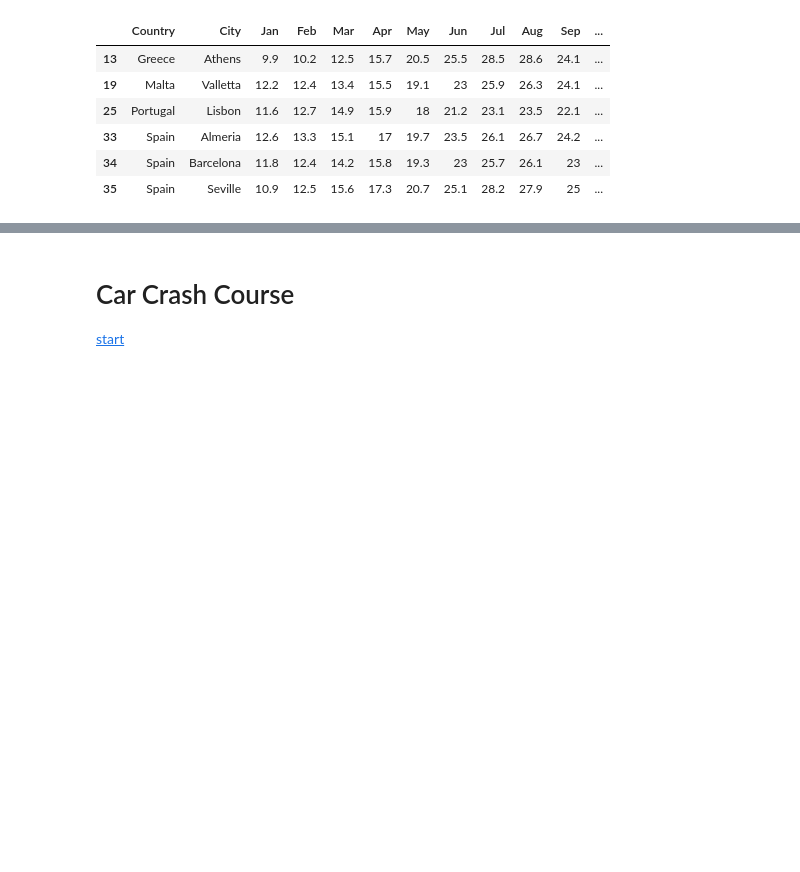
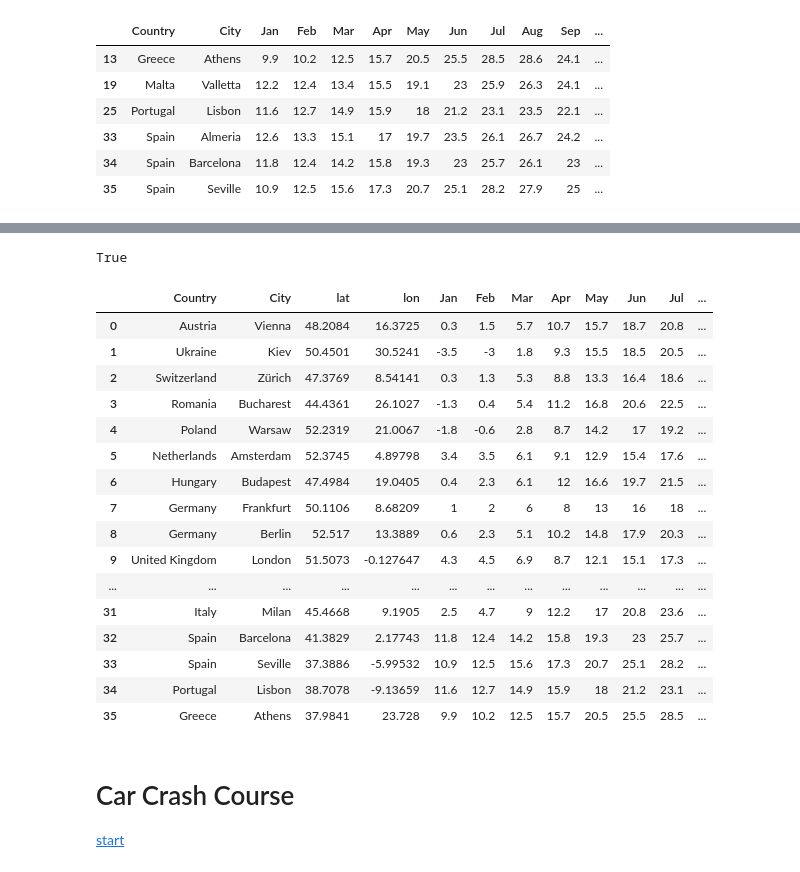
Before and after one commit to rareal/Coursera_Capstone, a Jupyter notebook: Final_project_tests.ipynb, the cells around one changed output, grey strips where cells are left out. Saved outputs shown, nothing was run; the diff lists cells and outputs as text; code cells hidden in the pictures; blank space fills up the shorter version.

Commit message:
more progress on the tests

```diff
--- a/Final_project_tests.ipynb
+++ b/Final_project_tests.ipynb
@@ -293,0 +411,16 @@ ll.loc[ll.Cluster==6]
+# %%
+def takedata(x):
+    if x == []:
+        return 0
+    else:
+        return int(x[0])
+jjdf = jdf.iloc[:,2:].applymap(lambda x: takedata(x))
+# %%
+jjdf2 = jjdf.apply(lambda x: x/x.max(), axis=0).mean(axis=1)
+jjdf3 = jjdf2/jjdf2.sum()
+# %%
+jobs_table = jdf.loc[:,['City','Country']]
+jobs_table['job_index'] = jjdf3
+# remove cities with 0 index
+jobs_table2 = jobs_table.loc[jobs_table.job_index>0].reset_index()
+jobs_table2.head()
@@ -294,3 +436,30 @@ ll.loc[ll.Cluster==6]
+# %%
+tllj_table = pd.merge(temp_ll_table,jobs_table2)
+# %%
+# test the merge
+tllj_table['index,City,Country,job_index'.split(',')].sort_values(by='index').reset_index(drop=True).equals(jobs_table2)
+# %% [output]
+True
+# %%
+tllj_table.drop('index',axis=1)
+# %% [output]
+|  | Country | City | lat | lon | Jan | Feb | Mar | Apr | May | Jun | Jul | ... |
+| 0 | Austria | Vienna | 48.2084 | 16.3725 | 0.3 | 1.5 | 5.7 | 10.7 | 15.7 | 18.7 | 20.8 | ... |
+| 1 | Ukraine | Kiev | 50.4501 | 30.5241 | -3.5 | -3 | 1.8 | 9.3 | 15.5 | 18.5 | 20.5 | ... |
+| 2 | Switzerland | Zürich | 47.3769 | 8.54141 | 0.3 | 1.3 | 5.3 | 8.8 | 13.3 | 16.4 | 18.6 | ... |
+| 3 | Romania | Bucharest | 44.4361 | 26.1027 | -1.3 | 0.4 | 5.4 | 11.2 | 16.8 | 20.6 | 22.5 | ... |
+| 4 | Poland | Warsaw | 52.2319 | 21.0067 | -1.8 | -0.6 | 2.8 | 8.7 | 14.2 | 17 | 19.2 | ... |
+| 5 | Netherlands | Amsterdam | 52.3745 | 4.89798 | 3.4 | 3.5 | 6.1 | 9.1 | 12.9 | 15.4 | 17.6 | ... |
+| 6 | Hungary | Budapest | 47.4984 | 19.0405 | 0.4 | 2.3 | 6.1 | 12 | 16.6 | 19.7 | 21.5 | ... |
+| 7 | Germany | Frankfurt | 50.1106 | 8.68209 | 1 | 2 | 6 | 8 | 13 | 16 | 18 | ... |
+| 8 | Germany | Berlin | 52.517 | 13.3889 | 0.6 | 2.3 | 5.1 | 10.2 | 14.8 | 17.9 | 20.3 | ... |
+| 9 | United Kingdom | London | 51.5073 | -0.127647 | 4.3 | 4.5 | 6.9 | 8.7 | 12.1 | 15.1 | 17.3 | ... |
+| ... | ... | ... | ... | ... | ... | ... | ... | ... | ... | ... | ... | ... |
+| 31 | Italy | Milan | 45.4668 | 9.1905 | 2.5 | 4.7 | 9 | 12.2 | 17 | 20.8 | 23.6 | ... |
+| 32 | Spain | Barcelona | 41.3829 | 2.17743 | 11.8 | 12.4 | 14.2 | 15.8 | 19.3 | 23 | 25.7 | ... |
+| 33 | Spain | Seville | 37.3886 | -5.99532 | 10.9 | 12.5 | 15.6 | 17.3 | 20.7 | 25.1 | 28.2 | ... |
+| 34 | Portugal | Lisbon | 38.7078 | -9.13659 | 11.6 | 12.7 | 14.9 | 15.9 | 18 | 21.2 | 23.1 | ... |
+| 35 | Greece | Athens | 37.9841 | 23.728 | 9.9 | 10.2 | 12.5 | 15.7 | 20.5 | 25.5 | 28.5 | ... |
 # %% [markdown]
 # Car Crash Course
 [start](#Start)
```
Also changed, not shown: parts of 15 cells of this notebook.
